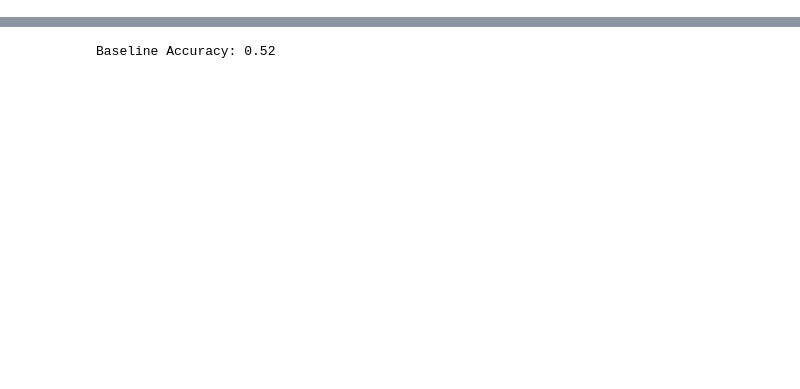
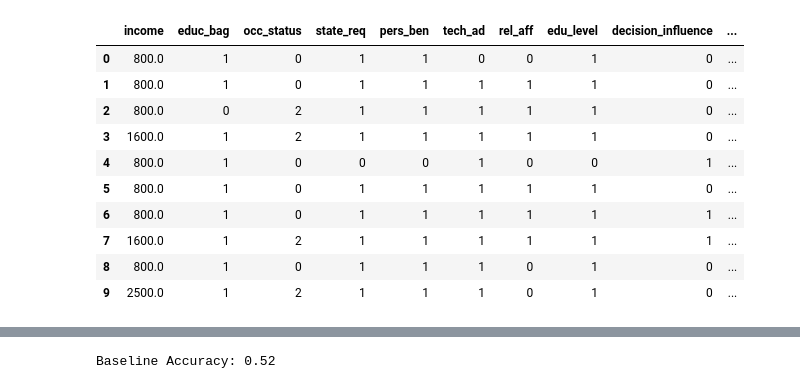
Before and after one commit to Kwadwo-900/Har-project, a Jupyter notebook: model building.ipynb, the cells around one changed output, grey strips where cells are left out. Cells and saved outputs as stored; diff of their text form; code cells hidden in the pictures; blank space fills up the shorter version.

```diff
--- a/model building.ipynb
+++ b/model building.ipynb
@@ -51 +51,15 @@ data = clean_data('data.csv/ip_data.csv')
+# %%
+df.head(10)
+# %% [output]
+|  | income | educ_bag | occ_status | state_req | pers_ben | tech_ad | rel_aff | edu_level | decision_influence | ... |
+| 0 | 800.0 | 1 | 0 | 1 | 1 | 0 | 0 | 1 | 0 | ... |
+| 1 | 800.0 | 1 | 0 | 1 | 1 | 1 | 1 | 1 | 0 | ... |
+| 2 | 800.0 | 0 | 2 | 1 | 1 | 1 | 1 | 1 | 0 | ... |
+| 3 | 1600.0 | 1 | 2 | 1 | 1 | 1 | 1 | 1 | 0 | ... |
+| 4 | 800.0 | 1 | 0 | 0 | 0 | 1 | 0 | 0 | 1 | ... |
+| 5 | 800.0 | 1 | 0 | 1 | 1 | 1 | 1 | 1 | 0 | ... |
+| 6 | 800.0 | 1 | 0 | 1 | 1 | 1 | 1 | 1 | 1 | ... |
+| 7 | 1600.0 | 1 | 2 | 1 | 1 | 1 | 1 | 1 | 1 | ... |
+| 8 | 800.0 | 1 | 0 | 1 | 1 | 1 | 0 | 1 | 0 | ... |
+| 9 | 2500.0 | 1 | 2 | 1 | 1 | 1 | 0 | 1 | 0 | ... |
 # %%
```
Also changed, not shown: parts of 23 cells of this notebook, 7 other files.
